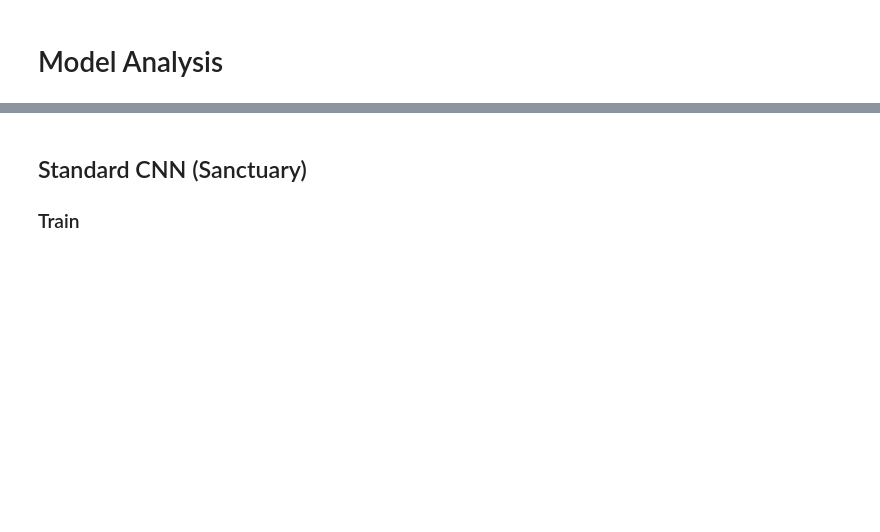
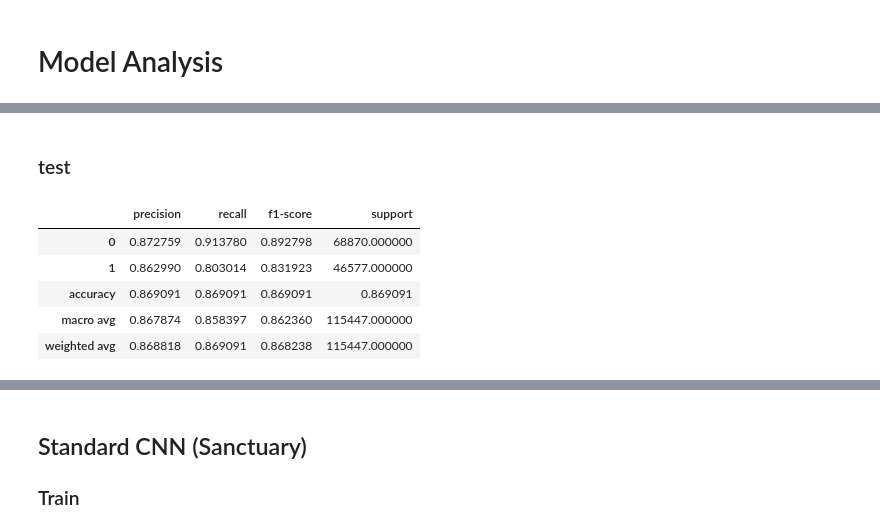
Before and after one commit to UtrechtUniversity/animal-sounds, a Jupyter notebook: output/notebooks/model_analysis.ipynb, the cells around one changed output, grey strips where cells are left out. Cells and saved outputs as stored; diff of their text form; code cells hidden in the pictures; blank space fills up the shorter version.

```diff
--- a/output/notebooks/model_analysis.ipynb
+++ b/output/notebooks/model_analysis.ipynb
@@ -44,0 +95,18 @@ def get_selected_val(values):
+# %% [markdown]
+### test
+# %%
+cnn_pred = read_preds('../models/new_hpo/sanc_synth_cnn12_e25b32/test/_predictions.txt')
+cnn_y = read_y_test('../models/new_hpo/sanc_synth_cnn12_e25b32/test/_y_test.csv')
+
+preds = [get_selected_val(row) for row in cnn_pred ]
+ys = cnn_y.idxmax(axis=1)
+y = ys.apply(lambda x:int(x))
+
+get_classification_report(y,preds)
+# %% [output]
+|  | precision | recall | f1-score | support |
+| 0 | 0.872759 | 0.913780 | 0.892798 | 68870.000000 |
+| 1 | 0.862990 | 0.803014 | 0.831923 | 46577.000000 |
+| accuracy | 0.869091 | 0.869091 | 0.869091 | 0.869091 |
+| macro avg | 0.867874 | 0.858397 | 0.862360 | 115447.000000 |
+| weighted avg | 0.868818 | 0.869091 | 0.868238 | 115447.000000 |
```
Also changed, not shown: parts of 104 cells of this notebook, 13 other files.
